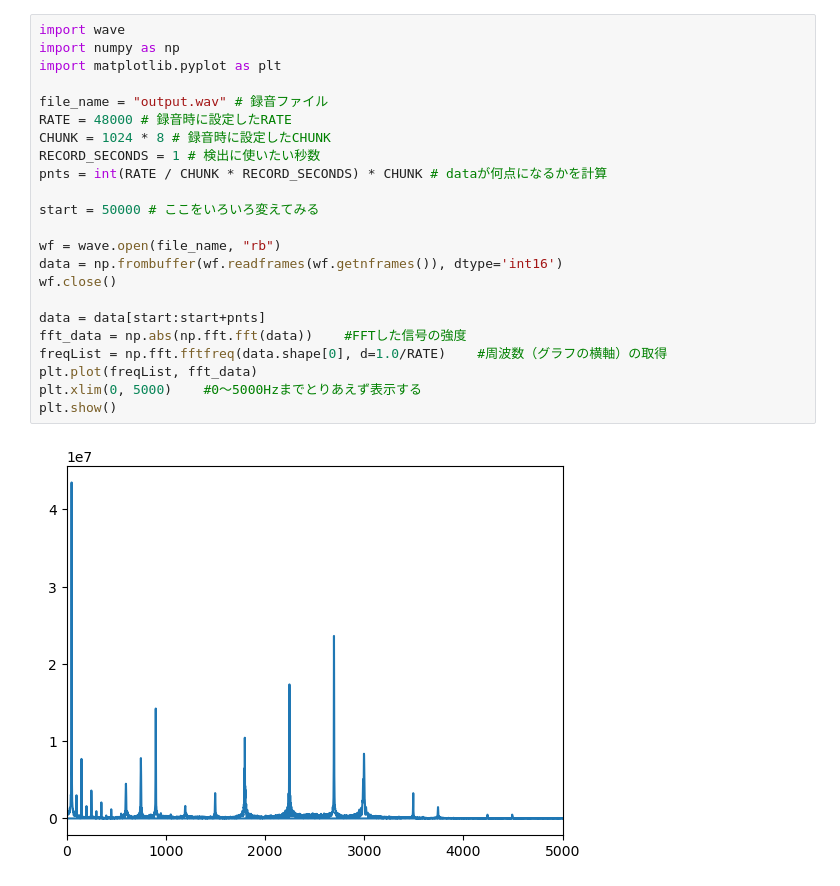
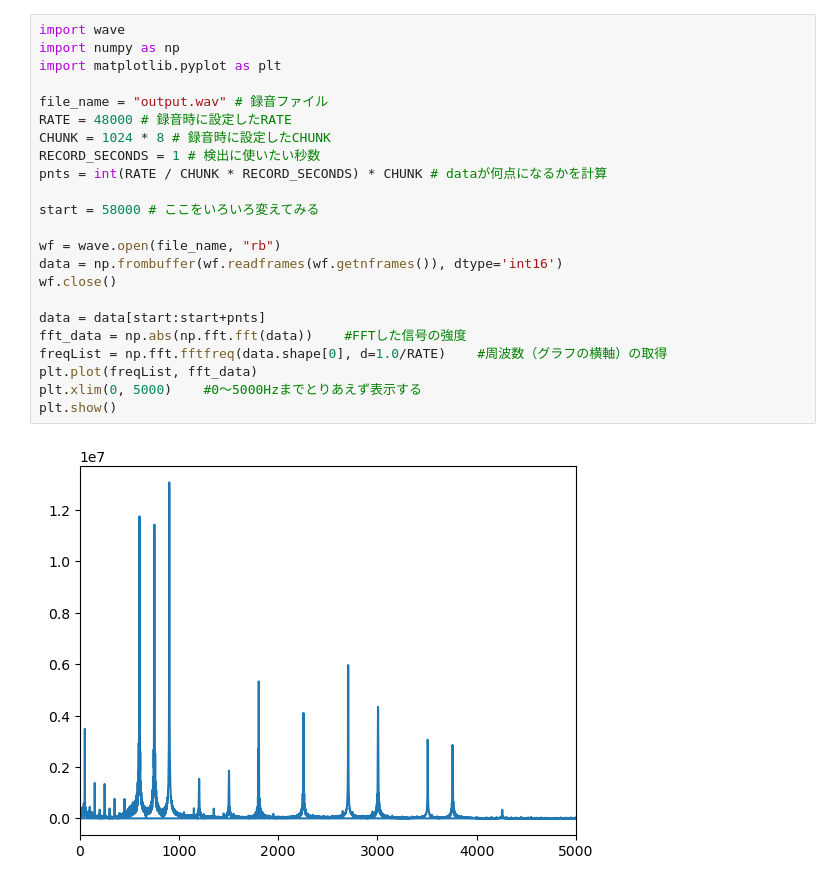
Before and after one commit to jphacks/TK_2302, a Jupyter notebook: FFT.ipynb, the cells around one changed output. Saved outputs shown, nothing was run; the diff lists cells and outputs as text.

```diff
--- a/FFT.ipynb
+++ b/FFT.ipynb
@@ -41,28 +41,28 @@ plt.show()
 # %%
 import wave
 import numpy as np
 import matplotlib.pyplot as plt
 
 file_name = "output.wav" # 録音ファイル
 RATE = 48000 # 録音時に設定したRATE
 CHUNK = 1024 * 8 # 録音時に設定したCHUNK
 RECORD_SECONDS = 1 # 検出に使いたい秒数
 pnts = int(RATE / CHUNK * RECORD_SECONDS) * CHUNK # dataが何点になるかを計算
 
-start = 50000 # ここをいろいろ変えてみる
+start = 58000 # ここをいろいろ変えてみる
 
 wf = wave.open(file_name, "rb")
 data = np.frombuffer(wf.readframes(wf.getnframes()), dtype='int16')
 wf.close()
 
 data = data[start:start+pnts]
 fft_data = np.abs(np.fft.fft(data))    #FFTした信号の強度
 freqList = np.fft.fftfreq(data.shape[0], d=1.0/RATE)    #周波数（グラフの横軸）の取得
 plt.plot(freqList, fft_data)
 plt.xlim(0, 5000)    #0～5000Hzまでとりあえず表示する
 plt.show()
 # %% [output]
-[figure, old version]
+[figure, new version]
 # %%
 import wave
 import numpy as np
```
Also changed, not shown: parts of 4 cells of this notebook, 3 other files.
